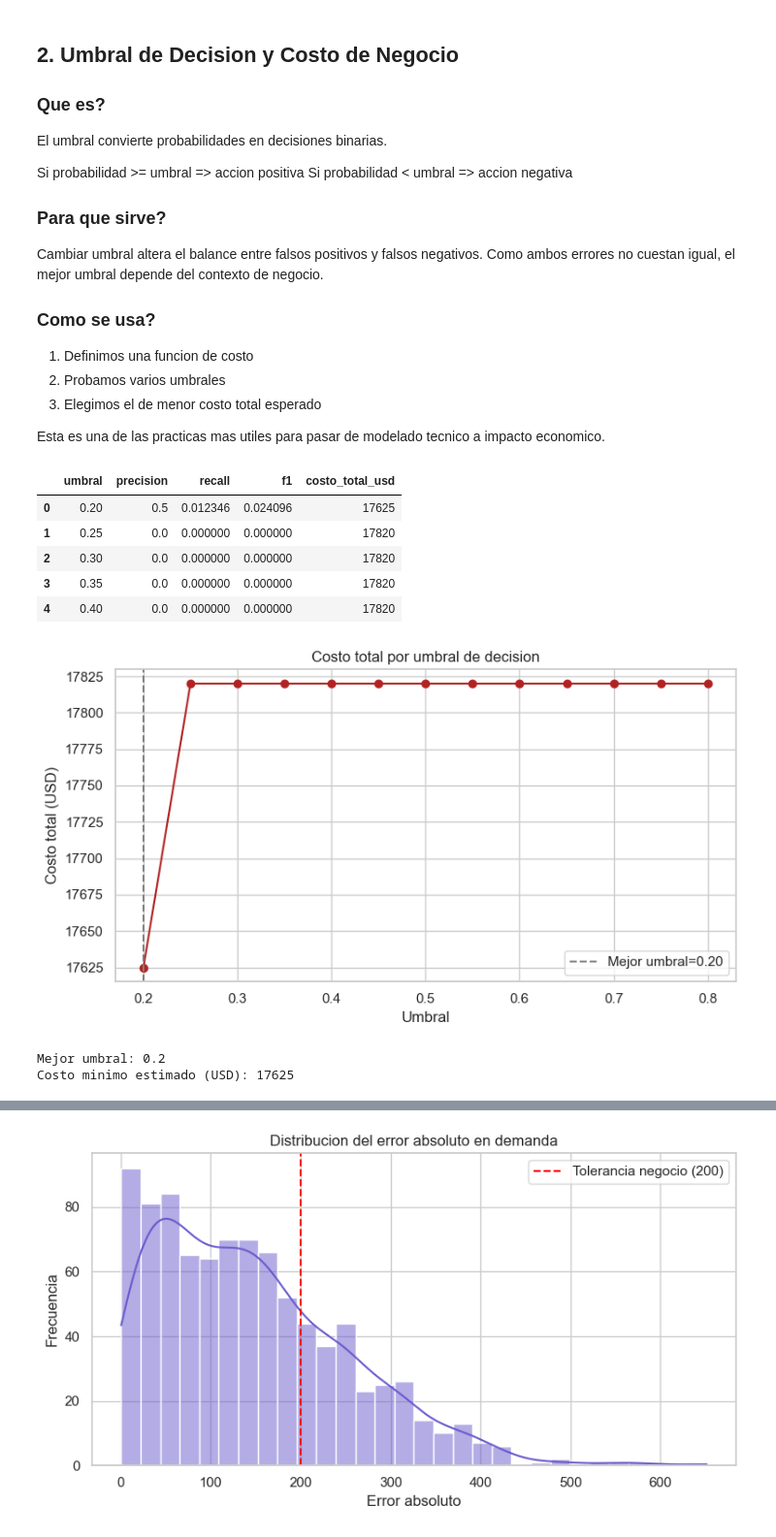
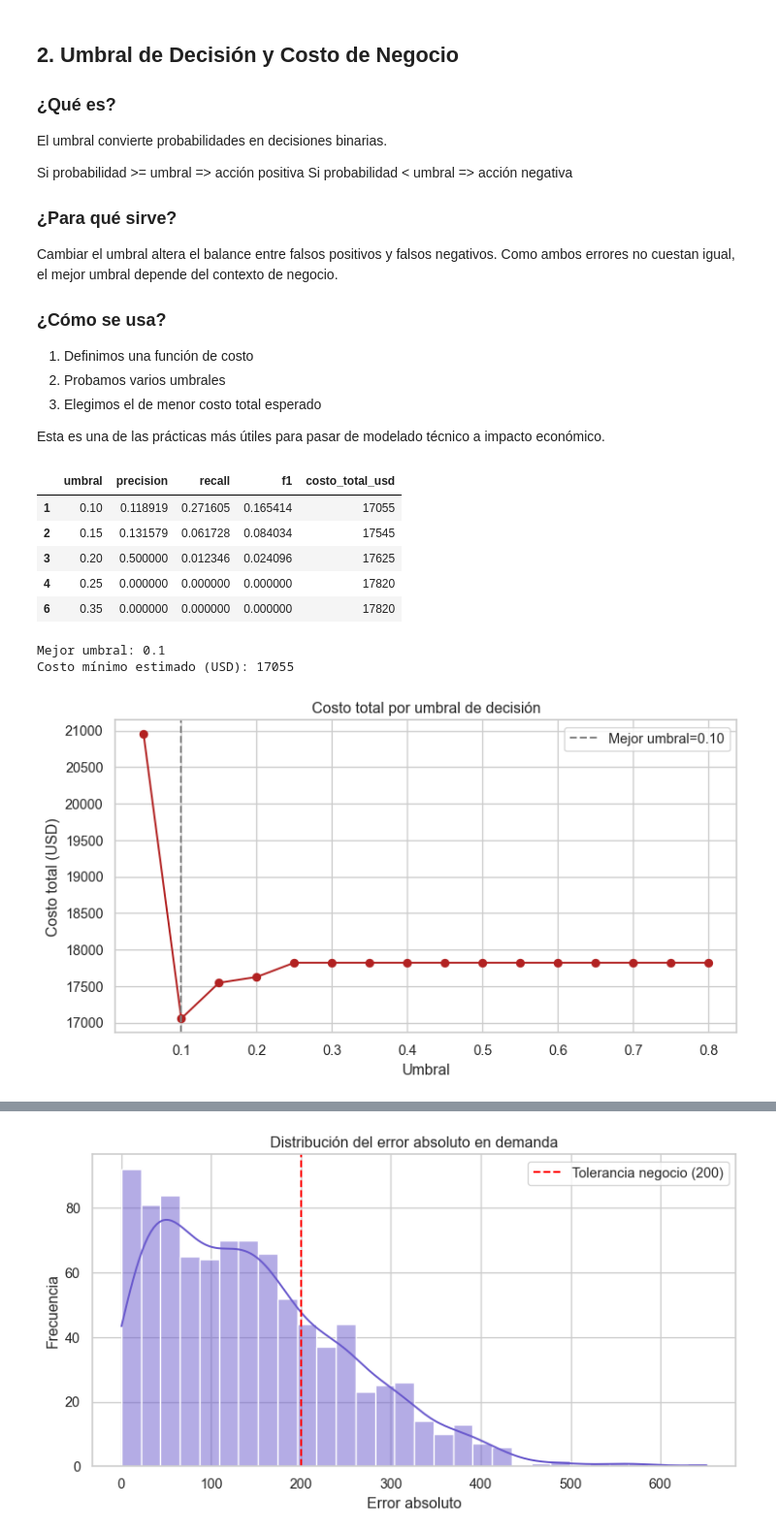
Before and after one commit to ingermanr/data_analytics, a Jupyter notebook: da_basico/16_evaluacion_modelos_y_decisiones_negocio.ipynb, the cells around one changed output, grey strips where cells are left out. Shown at 97% size. Saved outputs shown, nothing was run; the diff lists cells and outputs as text; code cells hidden in the pictures.

Commit message:
fix(modelado): correct class-imbalance handling and polish modeling notebooks (14-16)

```diff
--- a/da_basico/16_evaluacion_modelos_y_decisiones_negocio.ipynb
+++ b/da_basico/16_evaluacion_modelos_y_decisiones_negocio.ipynb
@@ -162,22 +195,22 @@ plt.show()
 # %% [markdown]
-## 2. Umbral de Decision y Costo de Negocio
+## 2. Umbral de Decisión y Costo de Negocio
 
-### Que es?
+### ¿Qué es?
 El umbral convierte probabilidades en decisiones binarias.
 
-Si probabilidad >= umbral => accion positiva
-Si probabilidad < umbral => accion negativa
+Si probabilidad >= umbral => acción positiva
+Si probabilidad < umbral => acción negativa
 
-### Para que sirve?
-Cambiar umbral altera el balance entre falsos positivos y falsos negativos.
+### ¿Para qué sirve?
+Cambiar el umbral altera el balance entre falsos positivos y falsos negativos.
 Como ambos errores no cuestan igual, el mejor umbral depende del contexto de negocio.
 
-### Como se usa?
-1. Definimos una funcion de costo
+### ¿Cómo se usa?
+1. Definimos una función de costo
 2. Probamos varios umbrales
 3. Elegimos el de menor costo total esperado
 
-Esta es una de las practicas mas utiles para pasar de modelado tecnico a impacto economico.
+Esta es una de las prácticas más útiles para pasar de modelado técnico a impacto económico.
 # %%
 # ------------------------------------------------------
 # 2) Analisis de umbral con funcion de costo
@@ -194,7 +227,9 @@ def costo_total(y_true, y_pred, costo_fn=220, costo_fp=25):
     fn = cm[1, 0]
     return fp * costo_fp + fn * costo_fn
 
-umbrales = np.arange(0.20, 0.81, 0.05)
+# Exploramos desde umbrales bajos: con un evento raro, el corte util
+# suele estar muy por debajo de 0.5.
+umbrales = np.arange(0.05, 0.81, 0.05)
 registros = []
 
 for t in umbrales:
@@ -212,28 +247,28 @@ df_umb = pd.DataFrame(registros)
 df_umb.sort_values('costo_total_usd').head()
 # %% [output]
 |  | umbral | precision | recall | f1 | costo_total_usd |
-| 0 | 0.20 | 0.5 | 0.012346 | 0.024096 | 17625 |
-| 1 | 0.25 | 0.0 | 0.000000 | 0.000000 | 17820 |
-| 2 | 0.30 | 0.0 | 0.000000 | 0.000000 | 17820 |
-| 3 | 0.35 | 0.0 | 0.000000 | 0.000000 | 17820 |
-| 4 | 0.40 | 0.0 | 0.000000 | 0.000000 | 17820 |
+| 1 | 0.10 | 0.118919 | 0.271605 | 0.165414 | 17055 |
+| 2 | 0.15 | 0.131579 | 0.061728 | 0.084034 | 17545 |
+| 3 | 0.20 | 0.500000 | 0.012346 | 0.024096 | 17625 |
+| 4 | 0.25 | 0.000000 | 0.000000 | 0.000000 | 17820 |
+| 6 | 0.35 | 0.000000 | 0.000000 | 0.000000 | 17820 |
 # %%
 best = df_umb.sort_values('costo_total_usd').iloc[0]
 best_t = float(best['umbral'])
 
 fig, ax1 = plt.subplots(figsize=(8, 4.5))
 ax1.plot(df_umb['umbral'], df_umb['costo_total_usd'], marker='o', color='firebrick')
 ax1.axvline(best_t, color='gray', linestyle='--', label=f'Mejor umbral={best_t:.2f}')
-ax1.set_title('Costo total por umbral de decision')
+ax1.set_title('Costo total por umbral de decisión')
 ax1.set_xlabel('Umbral')
 ax1.set_ylabel('Costo total (USD)')
 ax1.legend()
 plt.tight_layout()
 plt.show()
 
 print('Mejor umbral:', best_t)
-print('Costo minimo estimado (USD):', int(best['costo_total_usd']))
+print('Costo mínimo estimado (USD):', int(best['costo_total_usd']))
 # %% [output]
+Mejor umbral: 0.1
+Costo mínimo estimado (USD): 17055
-[figure, old version]
+[figure, new version]
-Mejor umbral: 0.2
-Costo minimo estimado (USD): 17625
```
Also changed, not shown: parts of 20 cells of this notebook.
